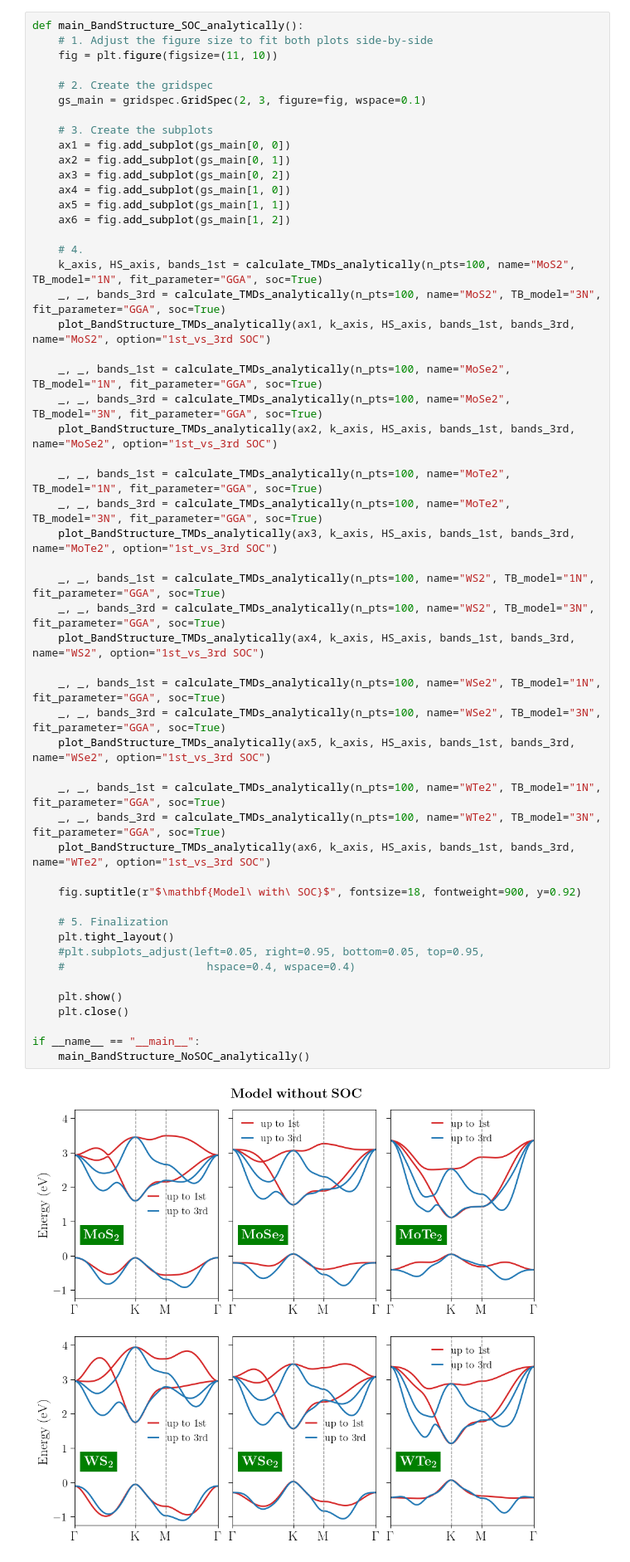
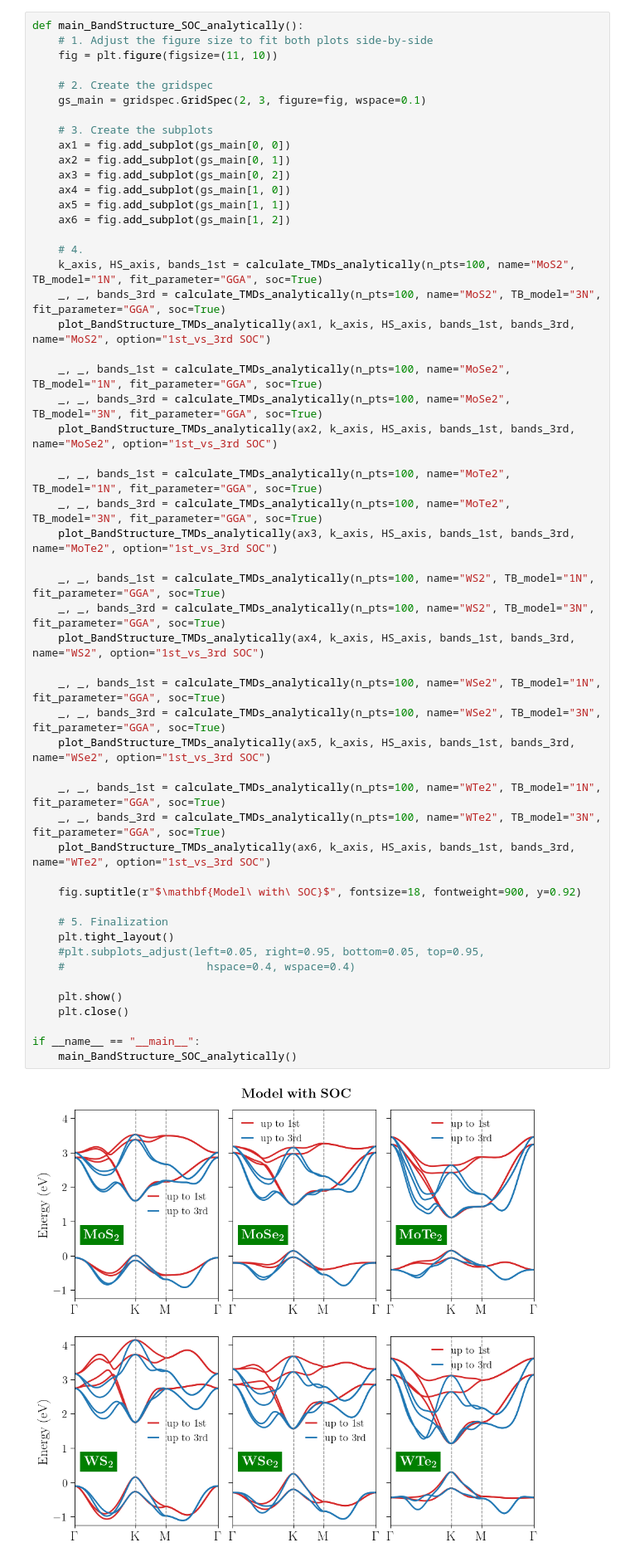
Before and after one commit to KJohnmar/INL-OBELIX-2026, a Jupyter notebook: TMDs/TMDs-monolayers.ipynb, the cells around one changed output. Shown at 83% size. Drawn from its saved outputs; the diff is of its cells as text.

```diff
--- a/TMDs/TMDs-monolayers.ipynb
+++ b/TMDs/TMDs-monolayers.ipynb
@@ -975,32 +978,32 @@ def main_BandStructure_SOC_analytically():
     plot_BandStructure_TMDs_analytically(ax2, k_axis, HS_axis, bands_1st, bands_3rd, name="MoSe2", option="1st_vs_3rd SOC")
 
     _, _, bands_1st = calculate_TMDs_analytically(n_pts=100, name="MoTe2", TB_model="1N", fit_parameter="GGA", soc=True)
     _, _, bands_3rd = calculate_TMDs_analytically(n_pts=100, name="MoTe2", TB_model="3N", fit_parameter="GGA", soc=True)
     plot_BandStructure_TMDs_analytically(ax3, k_axis, HS_axis, bands_1st, bands_3rd, name="MoTe2", option="1st_vs_3rd SOC")
 
     _, _, bands_1st = calculate_TMDs_analytically(n_pts=100, name="WS2", TB_model="1N", fit_parameter="GGA", soc=True)
     _, _, bands_3rd = calculate_TMDs_analytically(n_pts=100, name="WS2", TB_model="3N", fit_parameter="GGA", soc=True)
     plot_BandStructure_TMDs_analytically(ax4, k_axis, HS_axis, bands_1st, bands_3rd, name="WS2", option="1st_vs_3rd SOC")
 
     _, _, bands_1st = calculate_TMDs_analytically(n_pts=100, name="WSe2", TB_model="1N", fit_parameter="GGA", soc=True)
     _, _, bands_3rd = calculate_TMDs_analytically(n_pts=100, name="WSe2", TB_model="3N", fit_parameter="GGA", soc=True)
     plot_BandStructure_TMDs_analytically(ax5, k_axis, HS_axis, bands_1st, bands_3rd, name="WSe2", option="1st_vs_3rd SOC")
 
     _, _, bands_1st = calculate_TMDs_analytically(n_pts=100, name="WTe2", TB_model="1N", fit_parameter="GGA", soc=True)
     _, _, bands_3rd = calculate_TMDs_analytically(n_pts=100, name="WTe2", TB_model="3N", fit_parameter="GGA", soc=True)
     plot_BandStructure_TMDs_analytically(ax6, k_axis, HS_axis, bands_1st, bands_3rd, name="WTe2", option="1st_vs_3rd SOC")
 
     fig.suptitle(r"$\mathbf{Model\ with\ SOC}$", fontsize=18, fontweight=900, y=0.92)
 
     # 5. Finalization
     plt.tight_layout()
     #plt.subplots_adjust(left=0.05, right=0.95, bottom=0.05, top=0.95,
     #                      hspace=0.4, wspace=0.4)
 
     plt.show()
     plt.close()
 
 if __name__ == "__main__":
-    main_BandStructure_NoSOC_analytically()
+    main_BandStructure_SOC_analytically()
 # %% [output]
-[figure, old version]
+[figure, new version]
```
Also changed, not shown: parts of 4 cells of this notebook.
